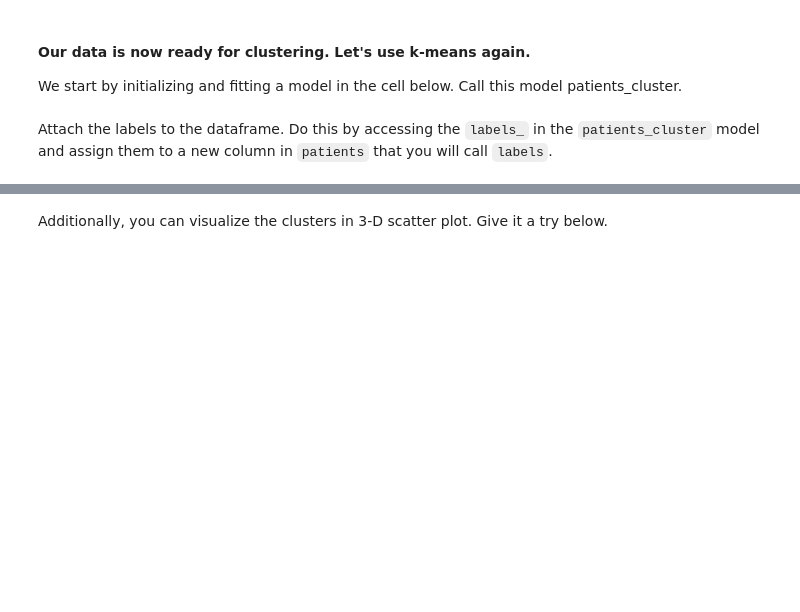
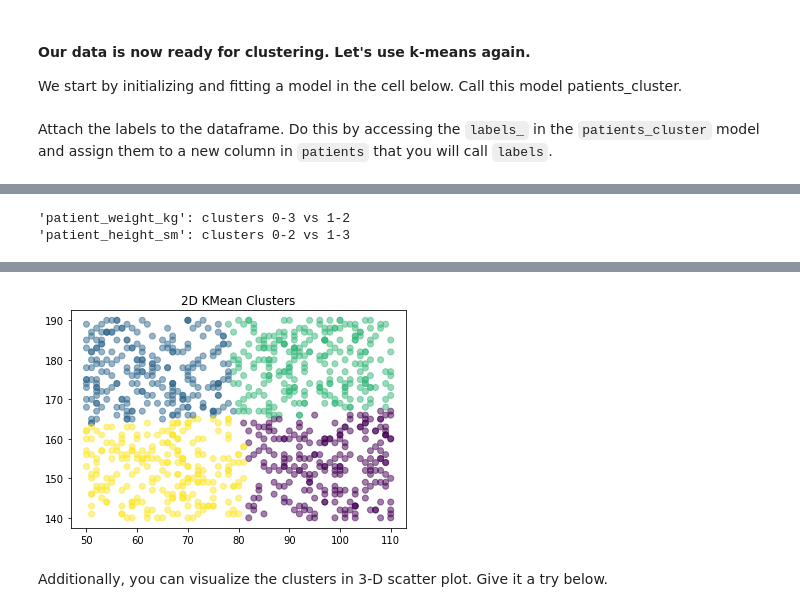
Before and after one commit to ta-datapt-bcn/lab-unsupervised-learning-and-sklearn, a Jupyter notebook: your-code/main.ipynb, the cells around one changed output, grey strips where cells are left out. Saved outputs shown, nothing was run; the diff lists cells and outputs as text; code cells hidden in the pictures; blank space fills up the shorter version.

```diff
--- a/your-code/main.ipynb
+++ b/your-code/main.ipynb
@@ -170,3 +412,6 @@ In the next cells, do the following:
+# %%
+clean_up = ['doctor_name', 'diagnosis', 'prescribed_medicines','patient_gender']
+patient_clean = patient_quant.drop(clean_up, axis = 1)
 # %% [markdown]
 Let's look at the head again to ensure the re-encoding and dropping are successful:
 # %%
@@ -175,3 +428,4 @@ Let's look at the head again to ensure the re-encoding and dropping are successf
 An interesting observation is that all patients are no older than 2 years. However, their weights and heights indicate that they are adults. This cannot be true. Therefore, we can either trust the weight and height columns or the DOB column. Since there are other columns that indicate that these are adults (they have emails, some have diabetes) we will drop the `patient_dob` column. We will also drop the `appointment_date` column since it has too many unique values to transform to a dummy variable. Drop the two columns in the cell below.
 # %%
 # Your code here:
+patients= patient_clean.drop(['patient_dob', 'appointment_date'], axis = 1)
@@ -181,7 +444,9 @@ An interesting observation is that all patients are no older than 2 years. Howev
 We start by initializing and fitting a model in the cell below. Call this model patients_cluster.
 # %%
 # Your code here:
+patients_cluster = KMeans(n_clusters=4).fit(patients)
 # %% [markdown]
 Attach the labels to the dataframe. Do this by accessing the `labels_` in the `patients_cluster` model and assign them to a new column in `patients` that you will call `labels`.
 # %%
 # Your code here:
+patients['labels'] = patients_cluster.labels_
@@ -198,3 +478,12 @@ Additionally, add a comment to describe which columns have the largest differenc
+# %%
+# Your comment here:
+print('''
+'patient_weight_kg': clusters 0-3 vs 1-2
+'patient_height_sm': clusters 0-2 vs 1-3
+''')
+# %% [output]
+'patient_weight_kg': clusters 0-3 vs 1-2
+'patient_height_sm': clusters 0-2 vs 1-3
 # %% [markdown]
 # Bonus Challenge: Visualize K-Means Clusters
 
@@ -208,2 +495,9 @@ If the scatter plot does not make any sense to you, it means the features you ch
+# %%
+# Your code here:
+plt.scatter(patients['patient_weight_kg'], patients['patient_height_sm'], c=patients['labels'], alpha=0.5)
+plt.title('2D KMean Clusters')
+plt.show()
+# %% [output]
+[figure, added]
 # %% [markdown]
 Additionally, you can visualize the clusters in 3-D scatter plot. Give it a try below.
```
Also changed, not shown: parts of 50 cells of this notebook.
